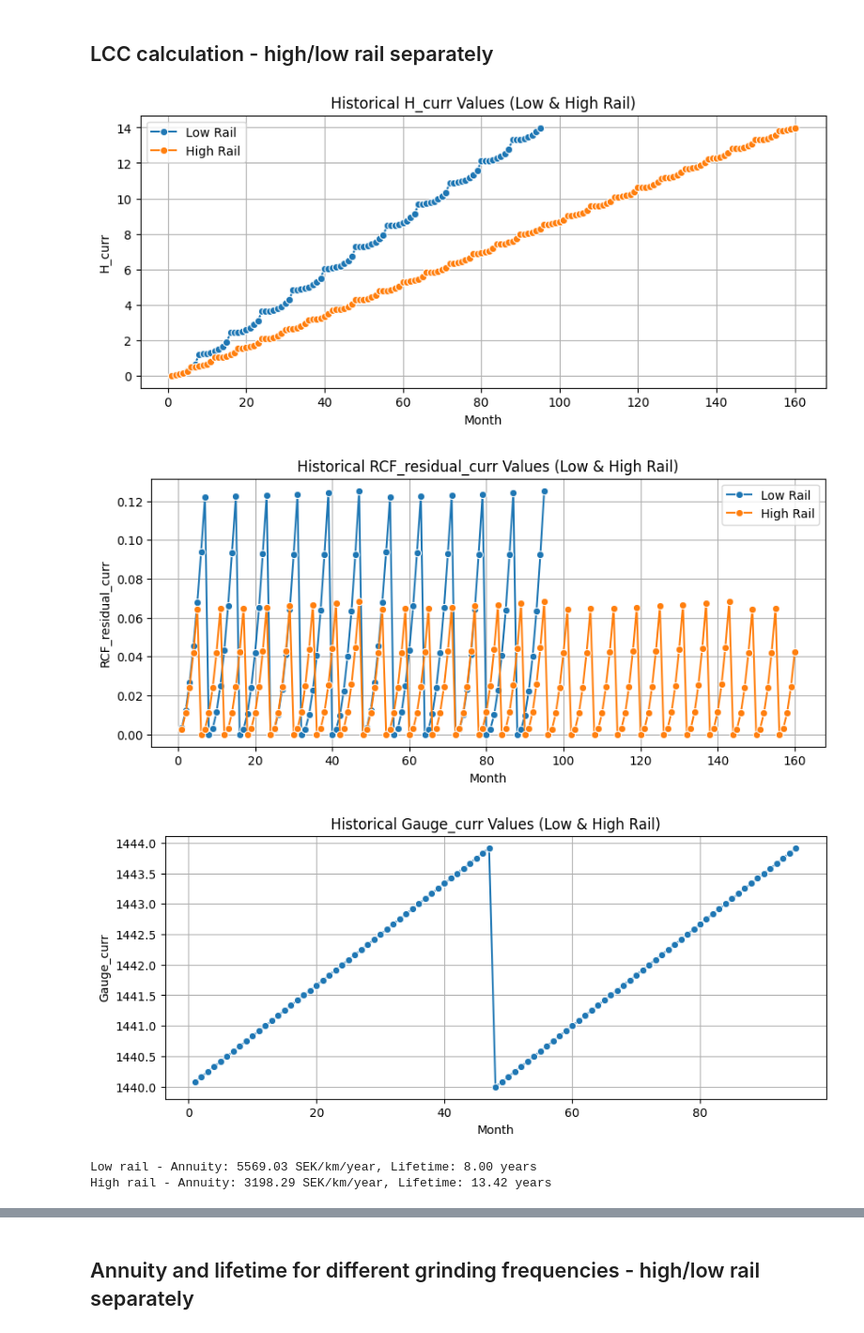
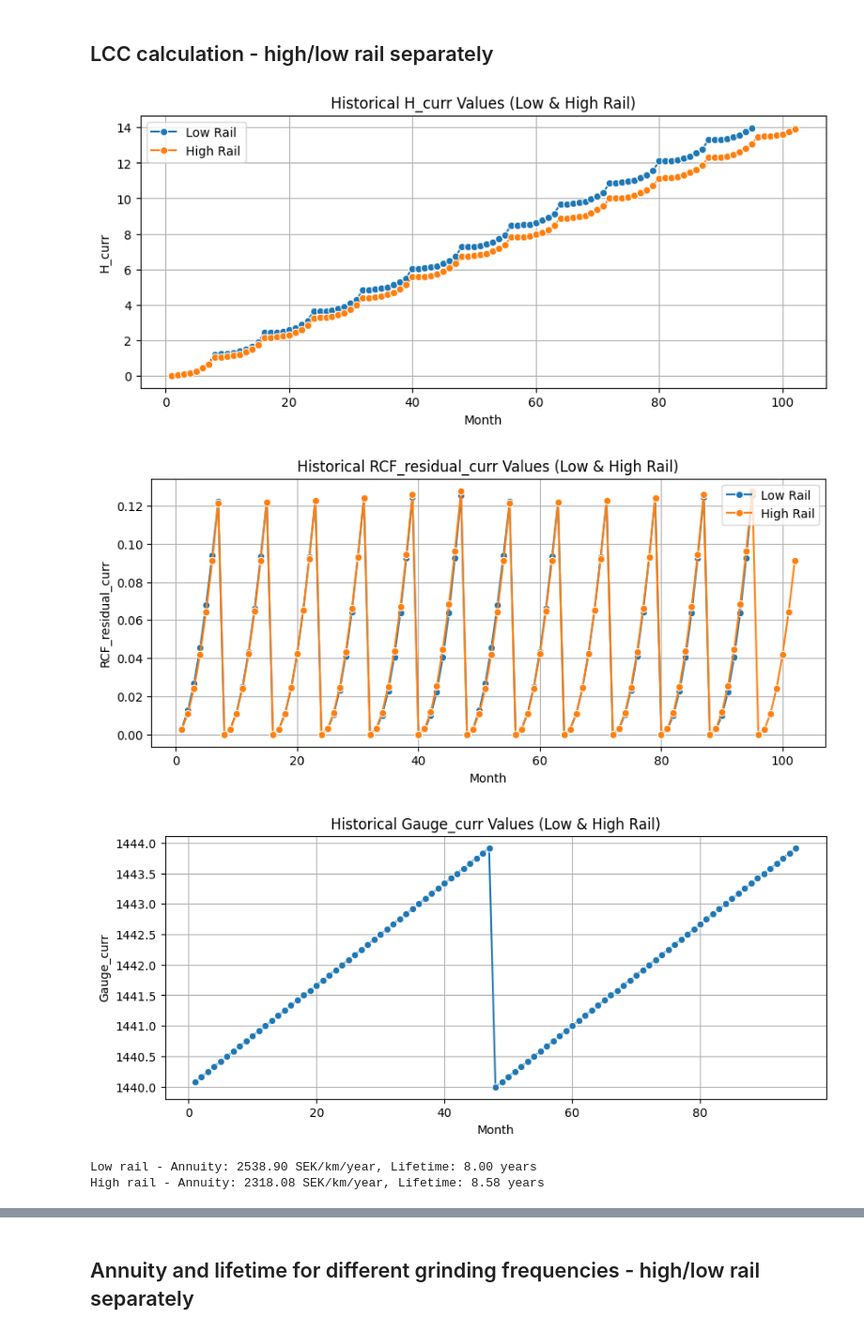
Before and after one commit to abdeaitali/rurut, a Jupyter notebook: LCC/rals_livslangd_python/notebooks/notebook_LCC_rail_single.ipynb, the cells around one changed output, grey strips where cells are left out. Shown at 94% size. Cells and saved outputs as stored; diff of their text form; code cells hidden in the pictures.

Commit message:
implementation of two rail analysis

```diff
--- a/LCC/rals_livslangd_python/notebooks/notebook_LCC_rail_single.ipynb
+++ b/LCC/rals_livslangd_python/notebooks/notebook_LCC_rail_single.ipynb
@@ -38,40 +40,40 @@ from rail_analysis.interpolation import plot_all_interpolated_tables
 # %% [markdown]
 ## LCC calculation - high/low rail separately
 # %%
-from rail_analysis.LCC_rail_v1 import get_annuity_refactored, plot_historical_data_both_rails
+from rail_analysis.LCC_single_rail import get_annuity_refactored, plot_historical_data_both_rails
 
 # Example of maintenance frequencies
 grinding_freq = 8  # months
 gauge_freq = 48  # months
 
 
 # Calculate for low rail
 maint_strategy_low = (grinding_freq, gauge_freq)
 annuity_low, lifetime_low, history_low = get_annuity_refactored(
     data_df_interpolated,
     maint_strategy_low,
     high_or_low_rail='Inner',
     track_results=True
 )
 
 
 # Calculate for high rail
-maint_strategy_high = (6, gauge_freq)
+maint_strategy_high = (grinding_freq, gauge_freq)
 annuity_high, lifetime_high, history_high = get_annuity_refactored(
     data_df_interpolated,
     maint_strategy_high,
     high_or_low_rail='High',
     track_results=True
 )
 
 plot_historical_data_both_rails(history_low, history_high)
 
 print(f"Low rail - Annuity: {annuity_low:.2f} SEK/km/year, Lifetime: {lifetime_low:.2f} years")
 print(f"High rail - Annuity: {annuity_high:.2f} SEK/km/year, Lifetime: {lifetime_high:.2f} years")
 # %% [output]
-[figure, old version]
+[figure, new version]
-[figure, old version]
+[figure, new version]
 [figure]
-Low rail - Annuity: 5569.03 SEK/km/year, Lifetime: 8.00 years
-High rail - Annuity: 3198.29 SEK/km/year, Lifetime: 13.42 years
+Low rail - Annuity: 2538.90 SEK/km/year, Lifetime: 8.00 years
+High rail - Annuity: 2318.08 SEK/km/year, Lifetime: 8.58 years
 # %%
```
Also changed, not shown: parts of 7 cells of this notebook, 12 other files.
